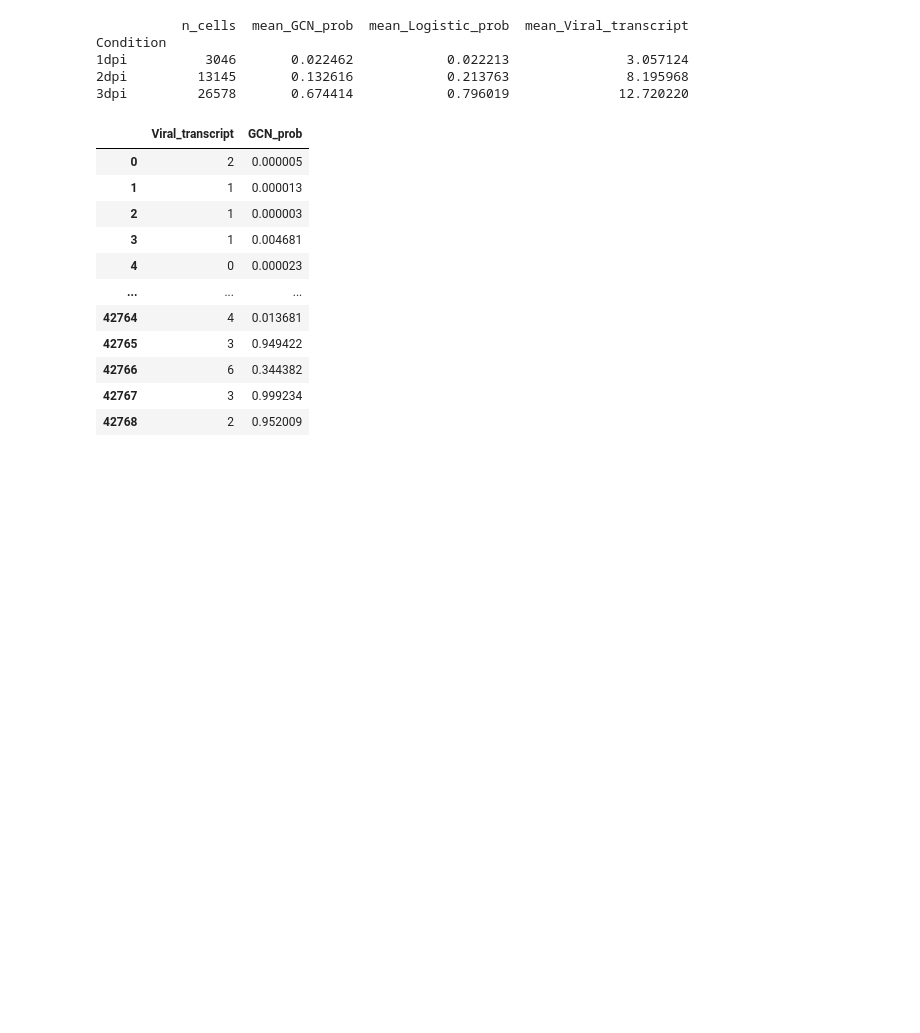
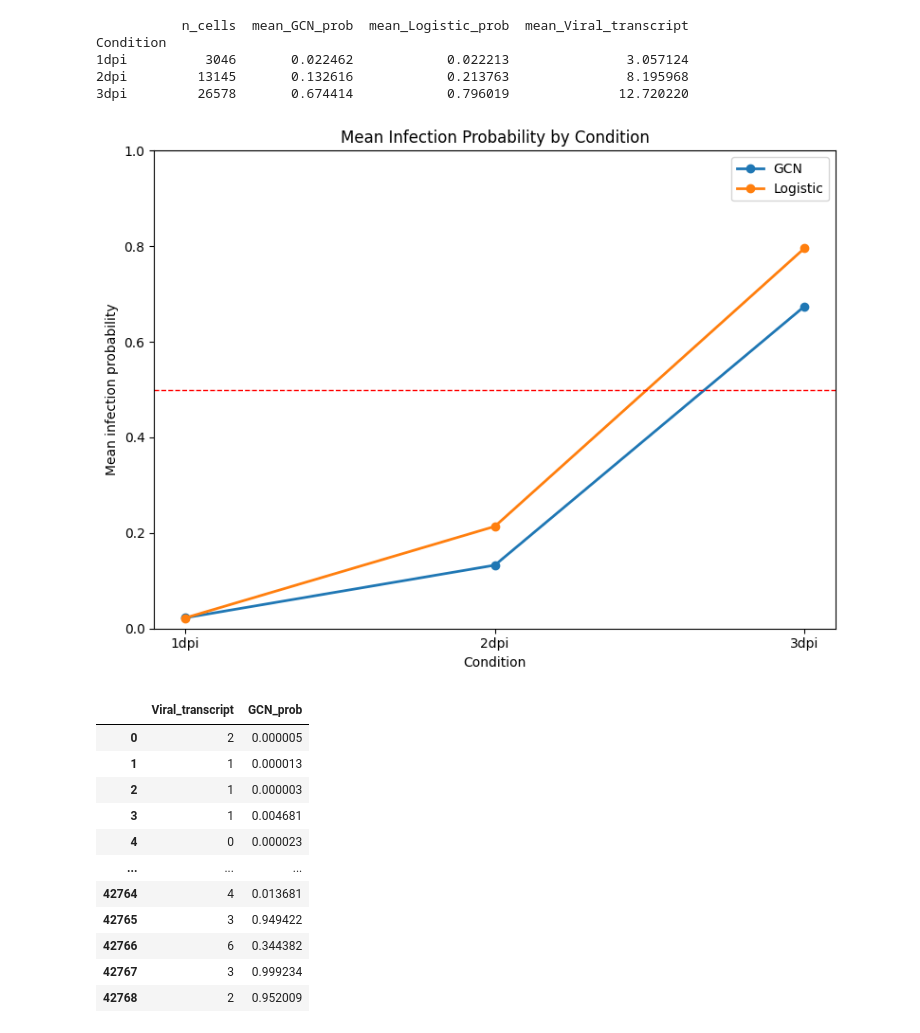
Before and after one commit to Lai-jun-yan/Academia-Sinica-internship-project, a Jupyter notebook: Aim_2/Ravindra2021.raw_count.stdprep.h5ad的細胞標籤/將mock拿掉重跑/其他機器學習模型/08_06簡報分析修正_log.ipynb, the cells around one changed output. Cells and saved outputs as stored; diff of their text form; code cells hidden in the pictures; blank space fills up the shorter version.

```diff
--- a/Aim_2/Ravindra2021.raw_count.stdprep.h5ad的細胞標籤/將mock拿掉重跑/其他機器學習模型/08_06簡報分析修正_log.ipynb
+++ b/Aim_2/Ravindra2021.raw_count.stdprep.h5ad的細胞標籤/將mock拿掉重跑/其他機器學習模型/08_06簡報分析修正_log.ipynb
@@ -468,6 +537,62 @@ Condition
 1dpi          3046       0.022462            0.022213               3.057124
 2dpi         13145       0.132616            0.213763               8.195968
 3dpi         26578       0.674414            0.796019              12.720220
+# %%
+import matplotlib.pyplot as plt
+import numpy as np
+
+# Condition 順序
+condition_order = ["1dpi", "2dpi", "3dpi"]
+
+plot_df = condition_summary.reindex(condition_order)
+
+x = np.arange(len(plot_df))
+
+plt.figure(figsize=(8, 6))
+
+# GCN
+plt.plot(
+    x,
+    plot_df["mean_GCN_prob"],
+    marker="o",
+    linewidth=2,
+    label="GCN"
+)
+
+# Logistic
+plt.plot(
+    x,
+    plot_df["mean_Logistic_prob"],
+    marker="o",
+    linewidth=2,
+    label="Logistic"
+)
+
+# 0.5 threshold
+plt.axhline(
+    y=0.5,
+    color="red",
+    linestyle="--",
+    linewidth=1
+)
+
+plt.xticks(
+    x,
+    condition_order
+)
+
+plt.xlabel("Condition")
+plt.ylabel("Mean infection probability")
+plt.title("Mean Infection Probability by Condition")
+
+plt.ylim(0, 1)
+
+plt.legend()
+
+plt.tight_layout()
+plt.show()
+# %% [output]
+[figure, added]
 # %%
 # GCN判斷細胞是否感染的機率與病毒轉錄體的多寡之關係
 comparison_df.loc[:,["Viral_transcript" , "GCN_prob"]]
```
Also changed, not shown: parts of 4 cells of this notebook.
